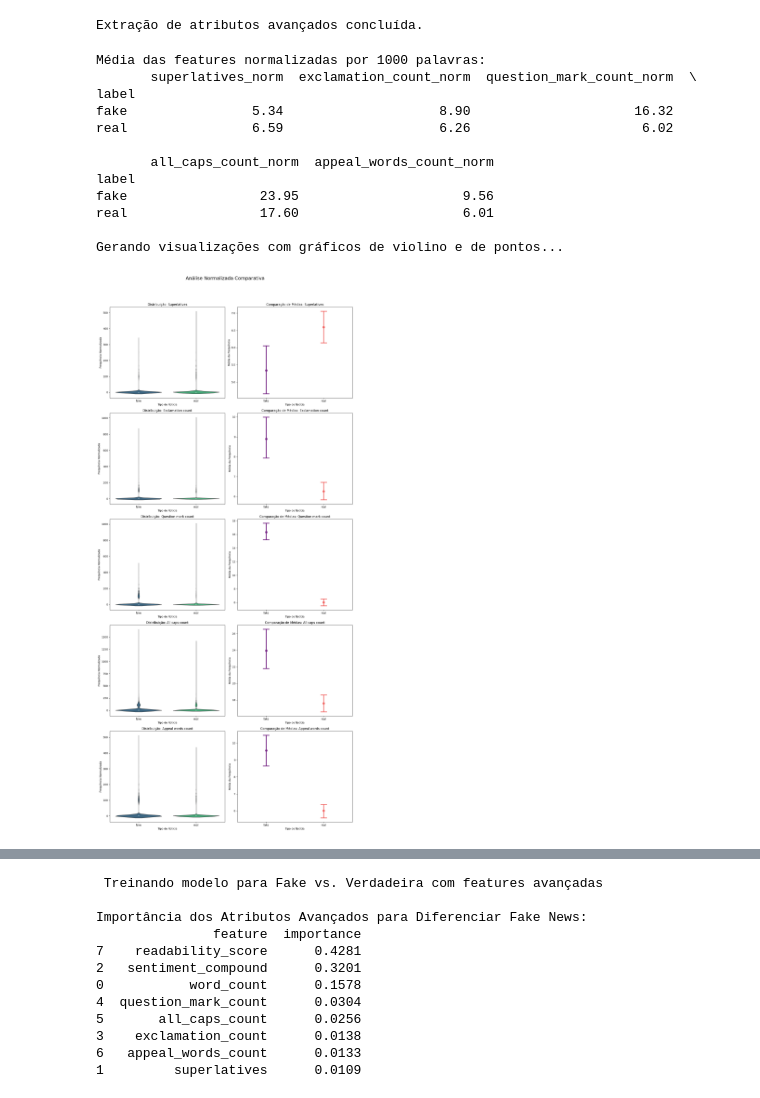
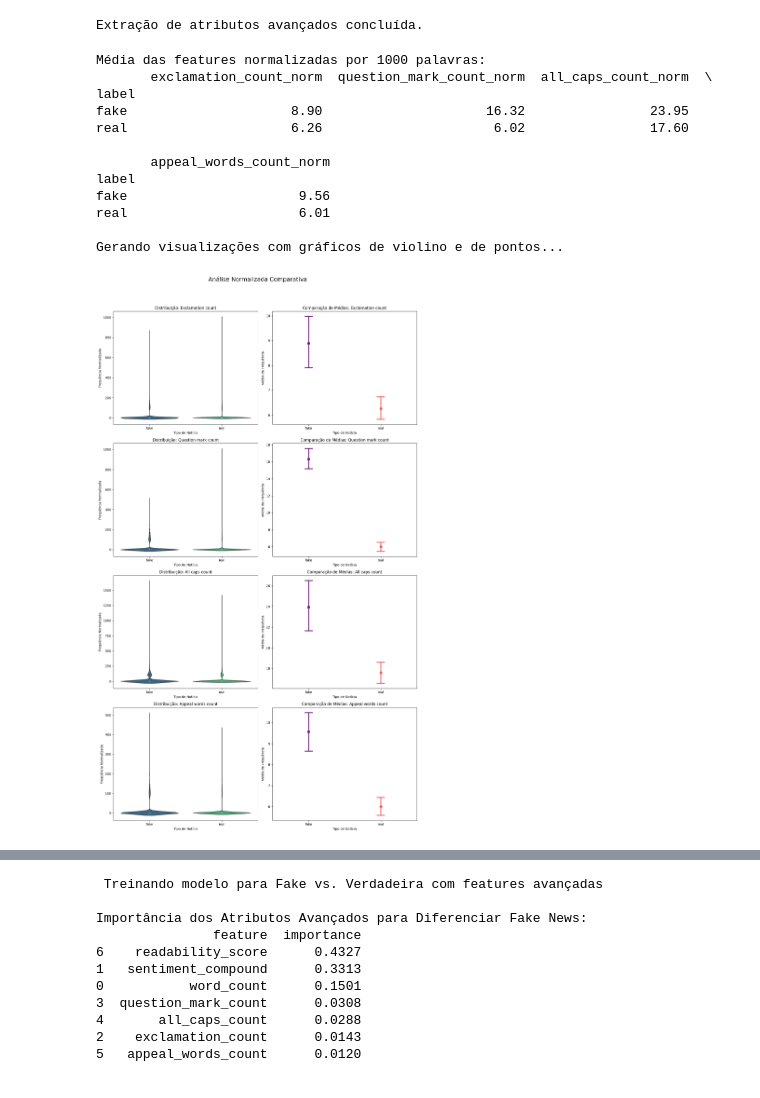
Before and after one commit to Gabrielzzz7/news-appeal-analysis, a Jupyter notebook: Pipeline_completo_analise_FakeNewsNet.ipynb, the cells around one changed output, grey strips where cells are left out. Drawn from its saved outputs; the diff is of its cells as text; code cells hidden in the pictures.

```diff
--- a/Pipeline_completo_analise_FakeNewsNet.ipynb
+++ b/Pipeline_completo_analise_FakeNewsNet.ipynb
@@ -108,12 +108,6 @@ def preprocess_text(text):
     text = re.sub(r'[^\w\s]', '', text)
     tokens = word_tokenize(text)
     return " ".join([word for word in tokens if word not in stop_words])
-
-def count_pos_tags_avancado(text):
-    tokens = word_tokenize(text)
-    tags = pos_tag(tokens)
-    superlatives = len([word for word, tag in tags if tag in ['JJS', 'RBS']])
-    return superlatives
 
 def count_all_caps(text):
     if not isinstance(text, str): return 0
@@ -140,7 +134,6 @@ print("\nIniciando extração de atributos avançados...")
 df_consolidado['word_count'] = df_consolidado['title_cleaned'].apply(lambda x: len(x.split()))
 df_consolidado['exclamation_count'] = df_consolidado['title'].str.count('!')
 df_consolidado['question_mark_count'] = df_consolidado['title'].str.count('\?')
-df_consolidado['superlatives'] = df_consolidado['title_cleaned'].progress_apply(count_pos_tags_avancado)
 df_consolidado['all_caps_count'] = df_consolidado['title'].progress_apply(count_all_caps)
 df_consolidado['appeal_words_count'] = df_consolidado['title'].progress_apply(count_appeal_words)
 df_consolidado['sentiment_compound'] = df_consolidado['title_cleaned'].progress_apply(get_vader_scores)
@@ -157,7 +150,7 @@ Extração de atributos avançados concluída.
 
 # Definição da Lista de Features
 features = [
-    'word_count', 'superlatives', 'sentiment_compound', 'exclamation_count',
+    'word_count', 'sentiment_compound', 'exclamation_count',
     'question_mark_count', 'all_caps_count', 'appeal_words_count', 'readability_score'
 ]
 
@@ -194,37 +187,58 @@ for i, (col, title) in enumerate(norm_cols_data.items()):
 
     # Gráfico de Pontos (direita)
     ax2 = plt.subplot(num_features, 2, 2*i + 2)
     sns.pointplot(data=df_analise, x='label', y=col, hue='label', palette='magma', errorbar='ci', capsize=.1, legend=False, ax=ax2)
     ax2.set_title(f'Comparação de Médias: {title}')
     ax2.set_xlabel('Tipo de Notícia')
     ax2.set_ylabel('Média da Frequência')
 
 plt.tight_layout(rect=[0, 0, 1, 0.97])
 plt.show()
 
+# Apenas point plots para o relatório
+
+num_plots = len(norm_cols_data)
+# Ajusta o layout para 2 colunas
+num_cols = 2
+num_rows = (num_plots + num_cols - 1) // num_cols # Calcula o número de linhas necessárias
+
+plt.figure(figsize=(14, 5 * num_rows))
+plt.suptitle('Comparação de Médias das Features Normalizadas por Tipo de Notícia', fontsize=16, y=1.02)
+
+# Loop para criar um pointplot para cada feature
+for i, (col, title) in enumerate(norm_cols_data.items()):
+    ax = plt.subplot(num_rows, num_cols, i + 1)
+    sns.pointplot(data=df_analise, x='label', y=col, hue='label', palette='magma', errorbar='ci', capsize=.1, legend=False, ax=ax)
+    ax.set_title(title)
+    ax.set_xlabel(None) # Remove o label do eixo x para um visual mais limpo
+    ax.set_ylabel('Média por 1000 palavras')
+    ax.grid(axis='y', linestyle='--', alpha=0.7)
+
+plt.tight_layout(rect=[0, 0, 1, 0.96])
+plt.show()
 
 # Modelo de Classificação
 print("\n Treinando modelo para Fake vs. Verdadeira com features avançadas ")
 X = df_consolidado[features]
 y = df_consolidado['label_numeric']
 X_train, X_test, y_train, y_test = train_test_split(X, y, test_size=0.3, random_state=42, stratify=y)
 rf_model_label = RandomForestClassifier(n_estimators=100, random_state=42, class_weight='balanced')
 rf_model_label.fit(X_train, y_train)
 
 print("\nImportância dos Atributos Avançados para Diferenciar Fake News:")
 feature_importances_label = pd.DataFrame({'feature': features, 'importance': rf_model_label.feature_importances_}).sort_values('importance', ascending=False)
 print(feature_importances_label.round(4))
 # %% [output]
 Média das features normalizadas por 1000 palavras:
-       superlatives_norm  exclamation_count_norm  question_mark_count_norm  \
+       exclamation_count_norm  question_mark_count_norm  all_caps_count_norm  \
 label
-fake                5.34                    8.90                     16.32
-real                6.59                    6.26                      6.02
+fake                     8.90                     16.32                23.95
+real                     6.26                      6.02                17.60
 
-       all_caps_count_norm  appeal_words_count_norm
+       appeal_words_count_norm
 label
-fake                 23.95                     9.56
-real                 17.60                     6.01
+fake                      9.56
+real                      6.01
 
 Gerando visualizações com gráficos de violino e de pontos...
-[figure, old version]
+[figure, new version]
@@ -232,14 +247,13 @@ Gerando visualizações com gráficos de violino e de pontos...
 
 Importância dos Atributos Avançados para Diferenciar Fake News:
                feature  importance
-7    readability_score      0.4281
-2   sentiment_compound      0.3201
-0           word_count      0.1578
-4  question_mark_count      0.0304
-5       all_caps_count      0.0256
-3    exclamation_count      0.0138
-6   appeal_words_count      0.0133
-1         superlatives      0.0109
+6    readability_score      0.4327
+1   sentiment_compound      0.3313
+0           word_count      0.1501
+3  question_mark_count      0.0308
+4       all_caps_count      0.0288
+2    exclamation_count      0.0143
+5   appeal_words_count      0.0120
 # %%
 print("\n Teste de Significância de Mann-Whitney U ")
 
```
Also changed, not shown: parts of 5 cells of this notebook.
